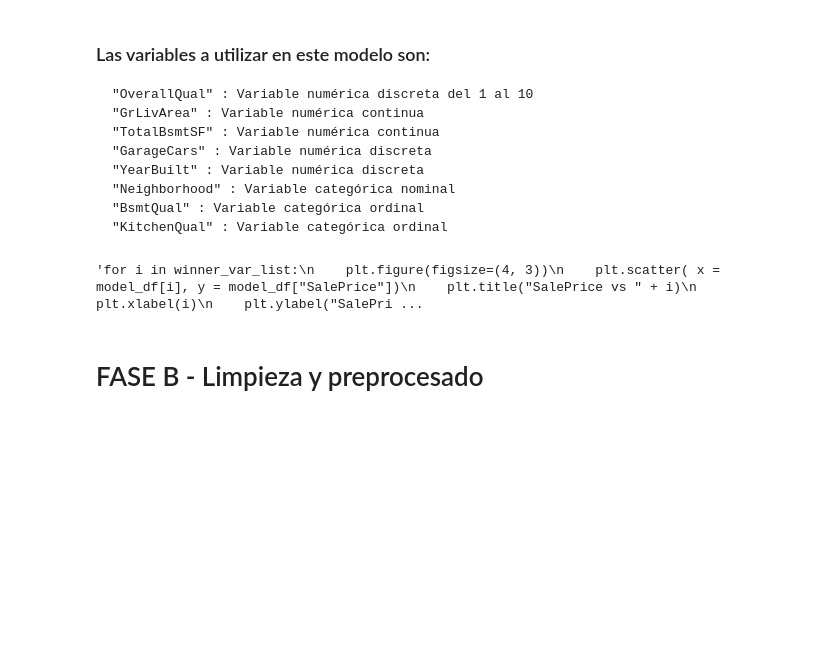
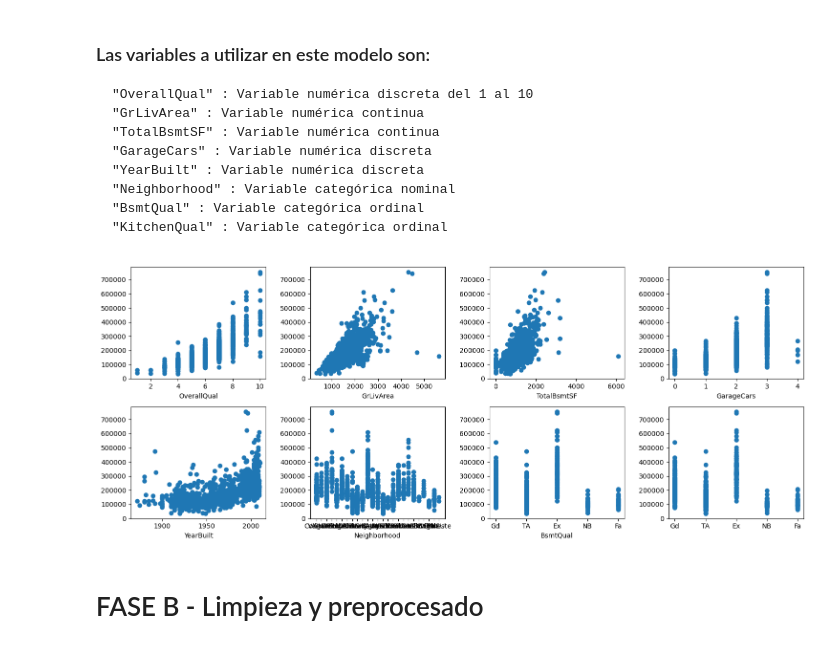
Before and after one commit to LLPB-pixel/TrabajoPrecioCasas, a Jupyter notebook: starting_model.ipynb, the cells around one changed output. Cells and saved outputs as stored; diff of their text form; code cells hidden in the pictures; blank space fills up the shorter version.

```diff
--- a/starting_model.ipynb
+++ b/starting_model.ipynb
@@ -99,18 +97,27 @@ plt.show()
     "BsmtQual" : Variable categórica ordinal
     "KitchenQual" : Variable categórica ordinal
 # %%
-model_df = dataset_df.copy()
-model_df["BsmtQual"].fillna(0)
-
-"""for i in winner_var_list:
-    plt.figure(figsize=(4, 3))
-    plt.scatter( x = model_df[i], y = model_df["SalePrice"])
-    plt.title("SalePrice vs " + i)
-    plt.xlabel(i)
-    plt.ylabel("SalePrice")
-    plt.show()"""
+df = dataset_df.copy()
+df['BsmtQual'] = df['BsmtQual'].fillna('NB')
-# %% [output]
-'for i in winner_var_list:\n    plt.figure(figsize=(4, 3))\n    plt.scatter( x = model_df[i], y = model_df["SalePrice"])\n    plt.title("SalePrice vs " + i)\n    plt.xlabel(i)\n    plt.ylabel("SalePri ...
+# %%
+atributos = winner_var_list
+
+def dispersion():
+    fig, axes = plt.subplots(ncols=4, nrows=2, figsize=(15, 6))
+    for i, ax in enumerate(axes.flatten()):
+        attr = atributos[i]
+        if i==7:
+            serie = df["BsmtQual"].fillna('NB')
+            ax.scatter(serie, df.SalePrice)
+        else:
+            ax.scatter(df[attr], df.SalePrice)
+            ax.set_xlabel(attr)
+
+    plt.tight_layout()
+    plt.show()
+dispersion()
+# %% [output]
+[figure, added]
 # %% [markdown]
 # FASE B - Limpieza y preprocesado
 # %% [markdown]
```
Also changed, not shown: parts of 3 cells of this notebook.
